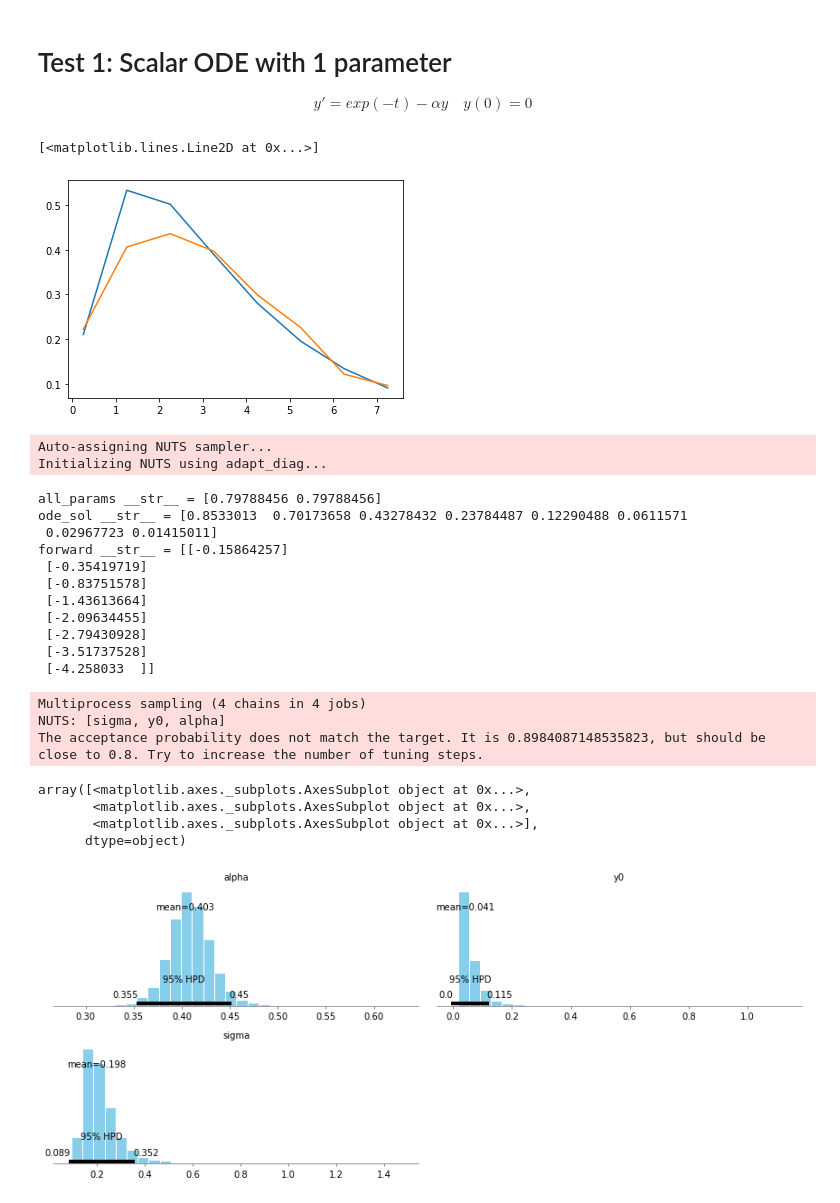
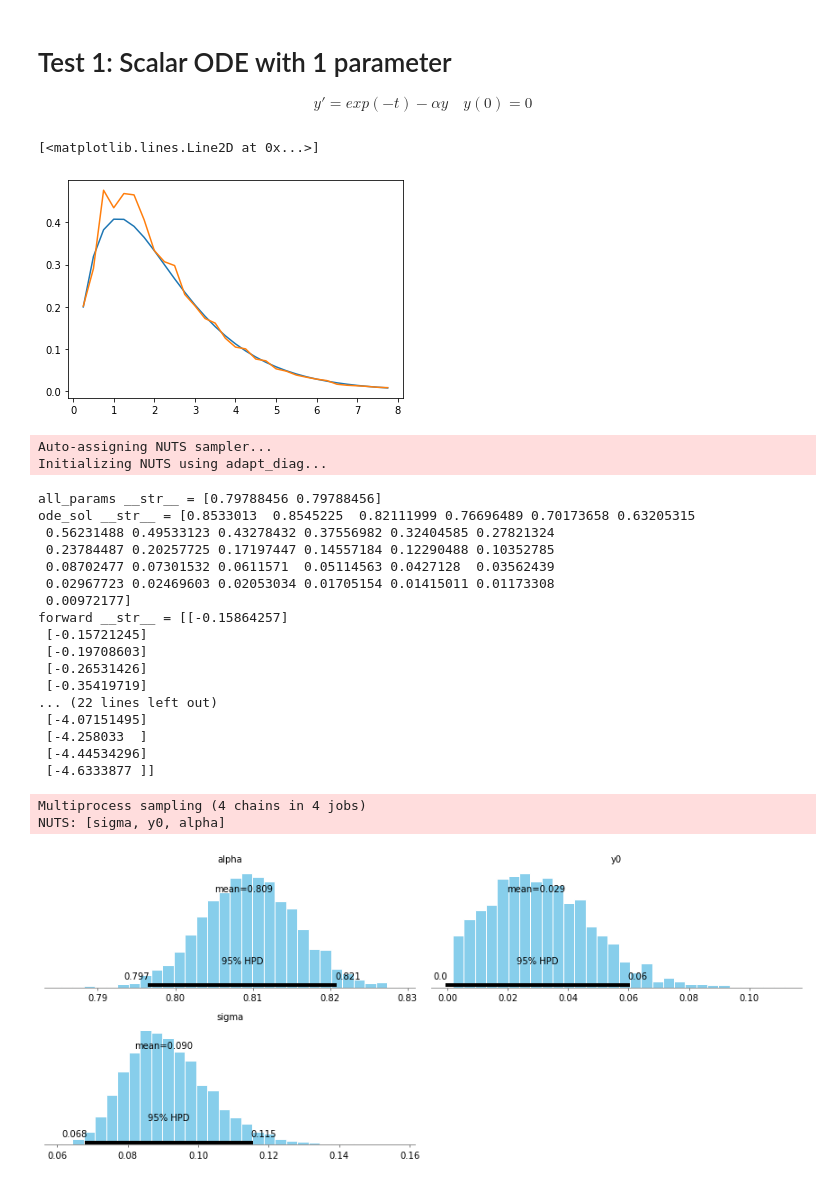
Before and after one commit to michaelosthege/ODEGSoC, a Jupyter notebook: Scripts/test_scalar_ode_1_param.ipynb, the cells around one changed output. Drawn from its saved outputs; the diff is of its cells as text; code cells hidden in the pictures.

```diff
--- a/Scripts/test_scalar_ode_1_param.ipynb
+++ b/Scripts/test_scalar_ode_1_param.ipynb
@@ -16,22 +16,20 @@ $$ y' = exp(-t) - \alpha y \quad y(0) = 0 $$
 # %%
 #Specify how many stats, initial values, and ode parameters there are
 n_states = 1
-n_ics = 1
 n_odeparams = 1
 
 #Times to evaluate the solution
-times = np.arange(0.25,8,1)
+times = np.arange(0.25,8,0.25)
 
 #Instantiate the ODEModel
-model_1 = ODEModel(odefunc = test_ode_func_1,
+ode_model = ODEModel(func = test_ode_func_1,
                    t0 = 0,
                     times = times,
                     n_states = n_states,
-                    n_ics = n_ics,
                     n_odeparams = n_odeparams)
 # %%
 #Simulate the data and create data to learn from
-sims, sens = model_1.simulate([0.4,0])
+sims, sens = ode_model.simulate([0.8,0])
 
 
 Y = scipy.stats.lognorm.rvs(s = 0.1, scale = sims)
@@ -41,4 +39,4 @@ plt.plot(times, sims)
 plt.plot(times,Y)
 # %% [output]
 [<matplotlib.lines.Line2D at 0x...>]
-[figure, old version]
+[figure, new version]
@@ -47,0 +43,23 @@ my_ODEop = ODEop(model_1)
+# %%
+class solveCached(object):
+    def __init__(self, times, n_params, n_outputs):
+
+        self._times = times
+        self._n_params = n_params
+        self._n_outputs = n_outputs
+        self._cachedParam = np.zeros(n_params)
+        self._cachedSens = np.zeros((len(times), n_outputs, n_params))
+        self._cachedState = np.zeros((len(times),n_outputs))
+
+    def __call__(self, x):
+
+        if np.all(x==self._cachedParam):
+            state, sens = self._cachedState, self._cachedSens
+
+        else:
+            state, sens = ode_model.simulate(x)
+
+        return state,sens
+
+
+cached_solver=solveCached(times, 1 + 1, 1)
@@ -64,6 +136,8 @@ with pm.Model() as first_model:
     forward = ode_sol.reshape(Y.shape)
     fprint = tt.printing.Print('forward')(pm.math.log(forward))
 
+    ode = pm.Deterministic('ode',ode_sol)
+
 
 
     # Likelihood
@@ -71,30 +145,31 @@ with pm.Model() as first_model:
 #     Y_obs = pm.Normal('Y_obs', mu=forward, sd=sigma, observed=Y)
 #     Y_obs = pm.Lognormal('Y_obs', mu=forward, sd=sigma, observed=Y)
 
-    trace = pm.sample(2000, tune=1000, chains = 4, init='adapt_diag', target_accept = 0.99)
+    trace = pm.sample(1000, tune=500, chains = 4, init='adapt_diag', target_accept = 0.99)
 # %% [output]
 Auto-assigning NUTS sampler...
 Initializing NUTS using adapt_diag...
 all_params __str__ = [0.79788456 0.79788456]
-ode_sol __str__ = [0.8533013  0.70173658 0.43278432 0.23784487 0.12290488 0.0611571
- 0.02967723 0.01415011]
+ode_sol __str__ = [0.8533013  0.8545225  0.82111999 0.76696489 0.70173658 0.63205315
+ 0.56231488 0.49533123 0.43278432 0.37556982 0.32404585 0.27821324
+ 0.23784487 0.20257725 0.17197447 0.14557184 0.12290488 0.10352785
+ 0.08702477 0.07301532 0.0611571  0.05114563 0.0427128  0.03562439
+ 0.02967723 0.02469603 0.02053034 0.01705154 0.01415011 0.01173308
+ 0.00972177]
 forward __str__ = [[-0.15864257]
+ [-0.15721245]
+ [-0.19708603]
+ [-0.26531426]
  [-0.35419719]
- [-0.83751578]
- [-1.43613664]
- [-2.09634455]
- [-2.79430928]
- [-3.51737528]
- [-4.258033  ]]
+... (22 lines left out)
+ [-4.07151495]
+ [-4.258033  ]
+ [-4.44534296]
+ [-4.6333877 ]]
 Multiprocess sampling (4 chains in 4 jobs)
 NUTS: [sigma, y0, alpha]
-The acceptance probability does not match the target. It is 0.8984087148535823, but should be close to 0.8. Try to increase the number of tuning steps.
 # %%
-pm.posteriorplot.plot_posterior(trace)
+pm.posteriorplot.plot_posterior(trace,varnames = ['alpha','y0','sigma']);
 # %% [output]
-array([<matplotlib.axes._subplots.AxesSubplot object at 0x...>,
-       <matplotlib.axes._subplots.AxesSubplot object at 0x...>,
-       <matplotlib.axes._subplots.AxesSubplot object at 0x...>],
-      dtype=object)
-[figure, old version]
+[figure, new version]
 # %%
```
Also changed, not shown: parts of 6 cells of this notebook, 6 other files.
